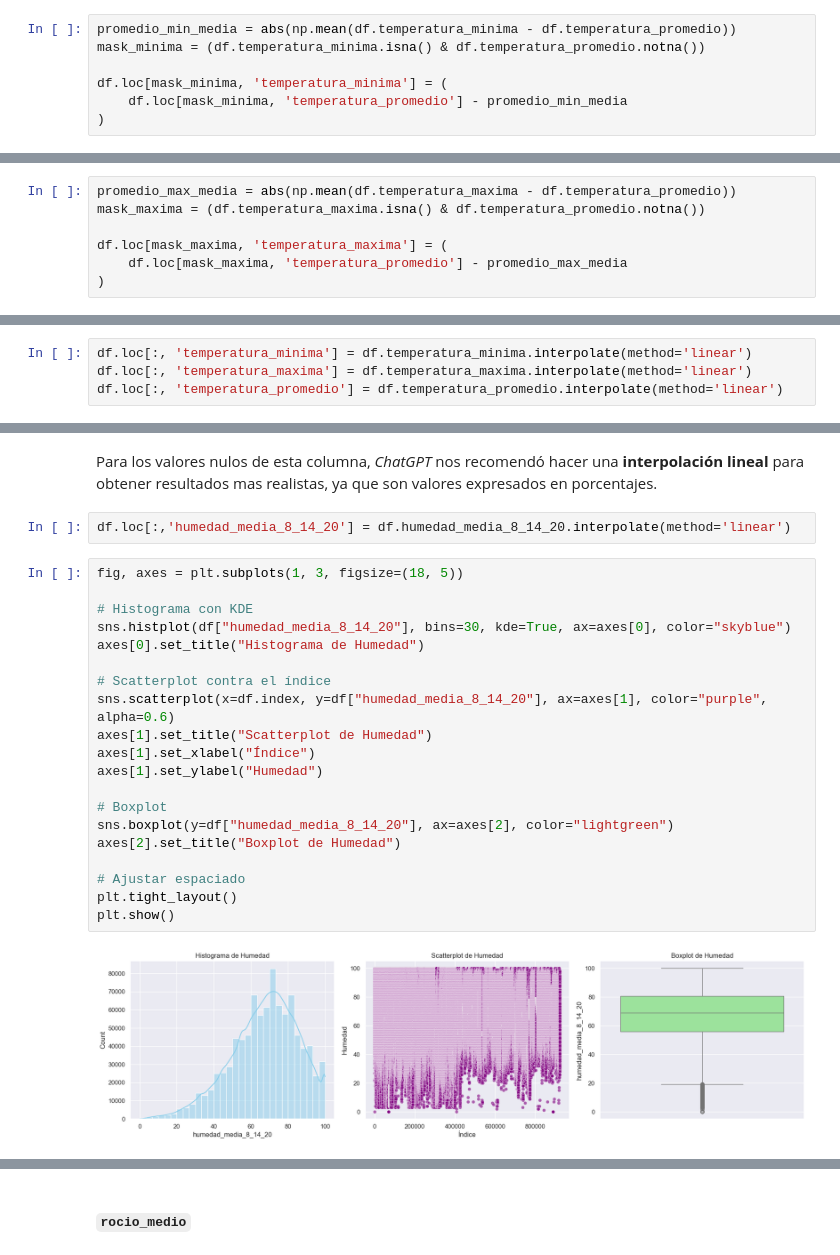
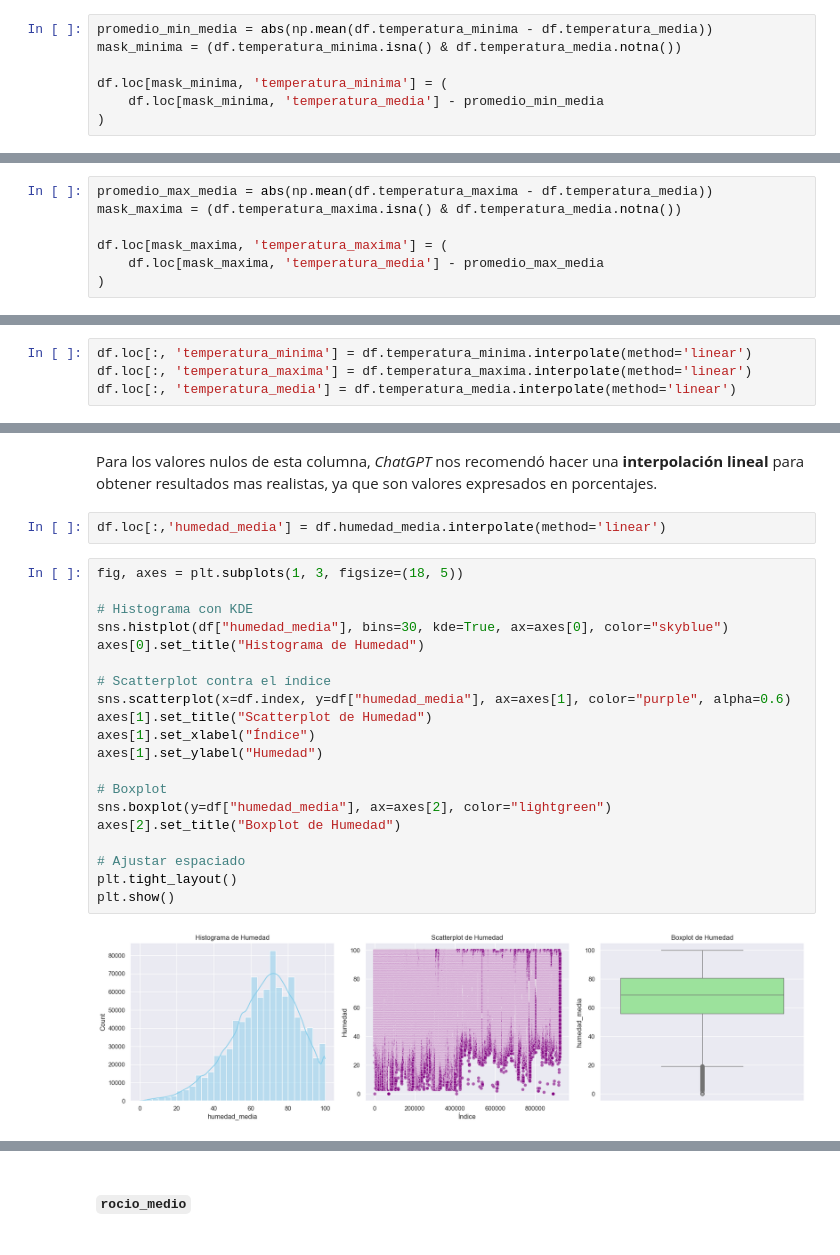
Before and after one commit to IS03/tp-dengue, a Jupyter notebook: EDA/EDA_1estacion.ipynb, the cells around one changed output, grey strips where cells are left out. Drawn from its saved outputs; the diff is of its cells as text.

```diff
--- a/EDA/EDA_1estacion.ipynb
+++ b/EDA/EDA_1estacion.ipynb
@@ -449,11 +404,11 @@ df.temperatura_minima.isna().sum()
 # %% [output]
 np.int64(56047)
 # %%
-promedio_min_media = abs(np.mean(df.temperatura_minima - df.temperatura_promedio))
-mask_minima = (df.temperatura_minima.isna() & df.temperatura_promedio.notna())
+promedio_min_media = abs(np.mean(df.temperatura_minima - df.temperatura_media))
+mask_minima = (df.temperatura_minima.isna() & df.temperatura_media.notna())
 
 df.loc[mask_minima, 'temperatura_minima'] = (
-    df.loc[mask_minima, 'temperatura_promedio'] - promedio_min_media
+    df.loc[mask_minima, 'temperatura_media'] - promedio_min_media
 )
 # %%
 df.temperatura_minima.isna().sum()
@@ -466,11 +421,11 @@ df.temperatura_maxima.isna().sum()
 # %% [output]
 np.int64(58764)
 # %%
-promedio_max_media = abs(np.mean(df.temperatura_maxima - df.temperatura_promedio))
-mask_maxima = (df.temperatura_maxima.isna() & df.temperatura_promedio.notna())
+promedio_max_media = abs(np.mean(df.temperatura_maxima - df.temperatura_media))
+mask_maxima = (df.temperatura_maxima.isna() & df.temperatura_media.notna())
 
 df.loc[mask_maxima, 'temperatura_maxima'] = (
-    df.loc[mask_maxima, 'temperatura_promedio'] - promedio_max_media
+    df.loc[mask_maxima, 'temperatura_media'] - promedio_max_media
 )
 # %%
 df.temperatura_maxima.isna().sum()
@@ -481,7 +436,7 @@ Ahora con los valores nulos que quedan en las columnas de temperatura, imputamos
 # %%
 df.loc[:, 'temperatura_minima'] = df.temperatura_minima.interpolate(method='linear')
 df.loc[:, 'temperatura_maxima'] = df.temperatura_maxima.interpolate(method='linear')
-df.loc[:, 'temperatura_promedio'] = df.temperatura_promedio.interpolate(method='linear')
+df.loc[:, 'temperatura_media'] = df.temperatura_media.interpolate(method='linear')
 # %%
 df.isna().sum()
 # %% [output]
@@ -541,29 +496,29 @@ sns.histplot(df.humedad_media_8_14_20)
 # %% [markdown]
 Para los valores nulos de esta columna, *ChatGPT* nos recomendó hacer una **interpolación lineal** para obtener resultados mas realistas, ya que son valores expresados en porcentajes.
 # %%
-df.loc[:,'humedad_media_8_14_20'] = df.humedad_media_8_14_20.interpolate(method='linear')
+df.loc[:,'humedad_media'] = df.humedad_media.interpolate(method='linear')
 # %%
 fig, axes = plt.subplots(1, 3, figsize=(18, 5))
 
 # Histograma con KDE
-sns.histplot(df["humedad_media_8_14_20"], bins=30, kde=True, ax=axes[0], color="skyblue")
+sns.histplot(df["humedad_media"], bins=30, kde=True, ax=axes[0], color="skyblue")
 axes[0].set_title("Histograma de Humedad")
 
 # Scatterplot contra el índice
-sns.scatterplot(x=df.index, y=df["humedad_media_8_14_20"], ax=axes[1], color="purple", alpha=0.6)
+sns.scatterplot(x=df.index, y=df["humedad_media"], ax=axes[1], color="purple", alpha=0.6)
 axes[1].set_title("Scatterplot de Humedad")
 axes[1].set_xlabel("Índice")
 axes[1].set_ylabel("Humedad")
 
 # Boxplot
-sns.boxplot(y=df["humedad_media_8_14_20"], ax=axes[2], color="lightgreen")
+sns.boxplot(y=df["humedad_media"], ax=axes[2], color="lightgreen")
 axes[2].set_title("Boxplot de Humedad")
 
 # Ajustar espaciado
 plt.tight_layout()
 plt.show()
 # %% [output]
-[figure, old version]
+[figure, new version]
 # %%
 df.isna().sum()
 # %% [output]
```
Also changed, not shown: parts of 85 cells of this notebook, 2 other files.
